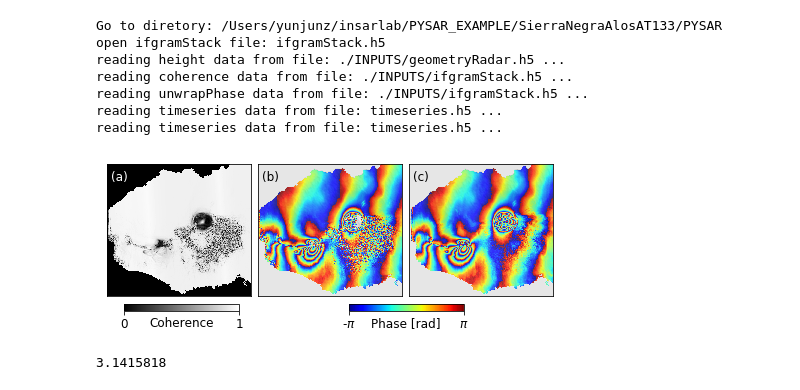
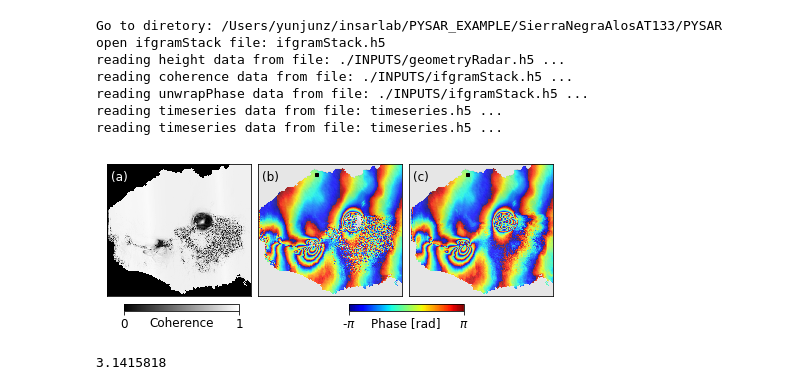
Before and after one commit to geodesymiami/Yunjun_et_al-2019-MintPy, a Jupyter notebook: networkInv_filtering.ipynb, the cells around one changed output. Cells and saved outputs as stored; diff of their text form; code cells hidden in the pictures.

```diff
--- a/networkInv_filtering.ipynb
+++ b/networkInv_filtering.ipynb
@@ -69,35 +69,38 @@ ax[2] = pp.plot_dem_background(ax=ax[2], geo_box=None, dem=dem, inps=inps, print
 
 im0 = ax[0].imshow(coh,       vmin=0,        vmax=1,      cmap='gray')
 im1 = ax[1].imshow(pha_orig,  vmin=-1.*np.pi, vmax=np.pi, cmap='jet', alpha=0.8)
 im2 = ax[2].imshow(pha_recon, vmin=-1.*np.pi, vmax=np.pi, cmap='jet', alpha=0.8)
+
+ax[1].plot(obj.refX, obj.refY, 'ks', ms=3)
+ax[2].plot(obj.refX, obj.refY, 'ks', ms=3)
 
 for axi in ax:
     pp.auto_flip_direction(obj.metadata, ax=axi, print_msg=False)
     axi.get_xaxis().set_ticks([])
     axi.get_yaxis().set_ticks([])
 plt.subplots_adjust(wspace=0.05)
 
 # Number
 ax[0].annotate('(a)', xy=(0.03, 0.88), color='w', xycoords='axes fraction', fontsize=font_size)
 ax[1].annotate('(b)', xy=(0.03, 0.88), color='k', xycoords='axes fraction', fontsize=font_size)
 ax[2].annotate('(c)', xy=(0.03, 0.88), color='k', xycoords='axes fraction', fontsize=font_size)
 
 ## colorbar
 cax0 = fig.add_axes([0.155, 0.13, 0.2, 0.03])
 cbar0 = plt.colorbar(im0, cax=cax0, ticks=[0., 1.], orientation='horizontal')
 cbar0.ax.tick_params(which='both', direction='out', labelsize=font_size)
 cbar0.set_label('Coherence', fontsize=font_size, labelpad=-14)
 
 cax1 = fig.add_axes([0.545, 0.13, 0.2, 0.03])
 cbar1 = plt.colorbar(im1, cax=cax1, ticks=[-1.*np.pi, np.pi], orientation='horizontal')
 cbar1.ax.set_xticklabels([r'-$\pi$', r'$\pi$'])
 cbar1.ax.tick_params(which='both', direction='out', labelsize=font_size)
 cbar1.set_label('Phase [rad]', fontsize=font_size, labelpad=-14)
 
-plt.savefig('{}_netInv_filter.jpg'.format(proj_name), bbox_inches='tight', transparent=True, dpi=fig_dpi)
+plt.savefig('{}_netInv_filter.png'.format(proj_name), bbox_inches='tight', transparent=True, dpi=fig_dpi)
 plt.show()
 # %% [output]
-[figure, old version]
+[figure, new version]
 # %%
 np.nanmax(pha_recon)
 # %% [output]
```
Also changed, not shown: 3 other files.
